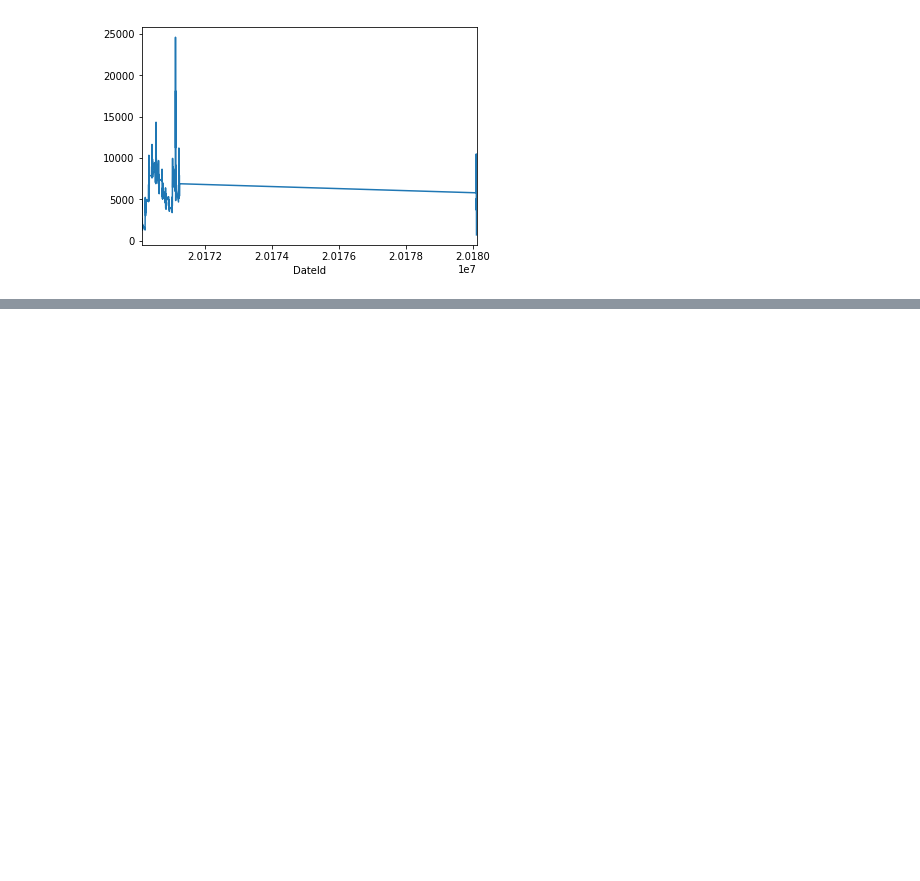
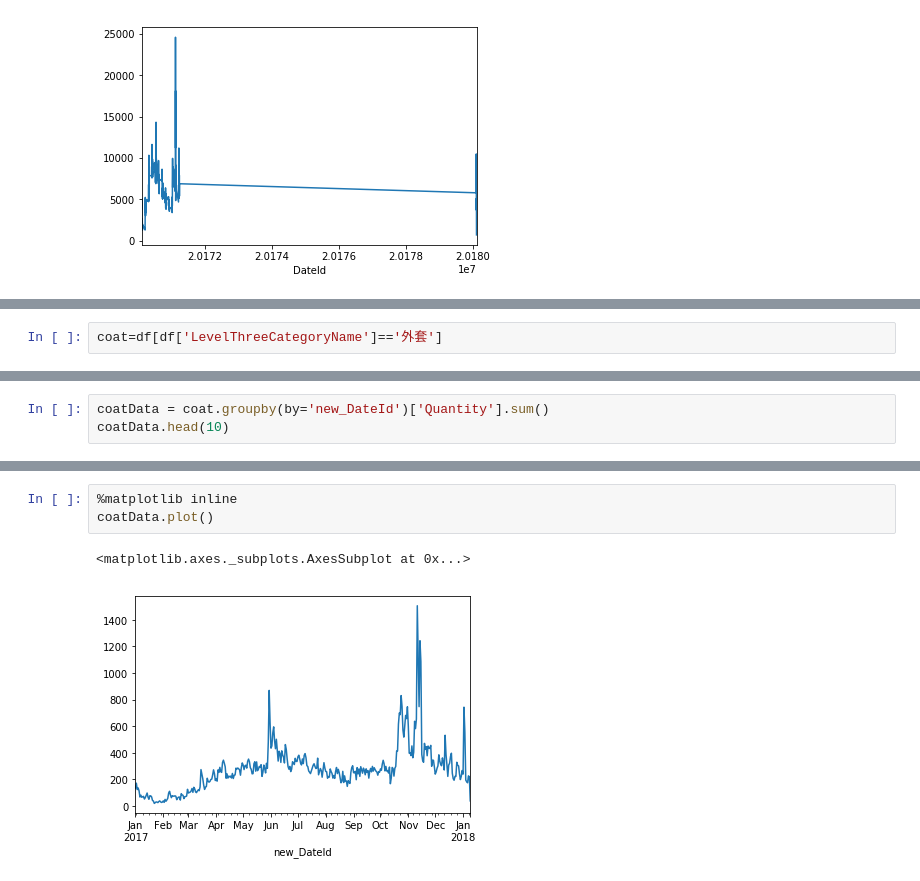
Before and after one commit to s972301/Programming, a Jupyter notebook: week_1/week_1_first_meet.ipynb, the cells around one changed output, grey strips where cells are left out. Saved outputs shown, nothing was run; the diff lists cells and outputs as text; blank space fills up the shorter version.

```diff
--- a/week_1/week_1_first_meet.ipynb
+++ b/week_1/week_1_first_meet.ipynb
@@ -61,0 +221,2 @@ data.plot()
+# %%
+coat=df[df['LevelThreeCategoryName']=='外套']
@@ -61,0 +233,3 @@ data.plot()
+# %%
+coatData = coat.groupby(by='new_DateId')['Quantity'].sum()
+coatData.head(10)
@@ -61,0 +249,6 @@ data.plot()
+# %%
+%matplotlib inline
+coatData.plot()
+# %% [output]
+<matplotlib.axes._subplots.AxesSubplot at 0x...>
+[figure, added]
```
Also changed, not shown: parts of 20 cells of this notebook.
